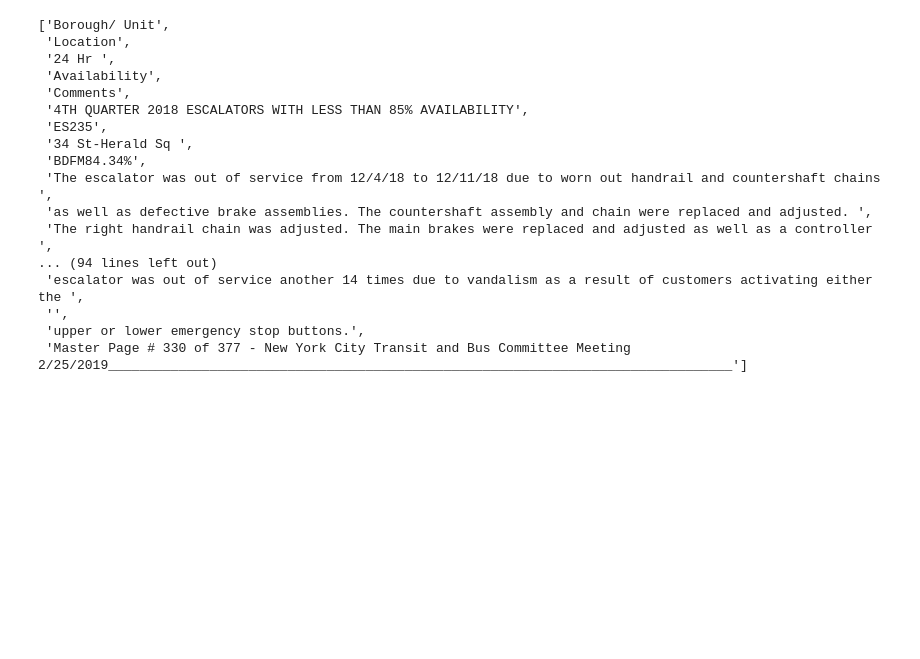
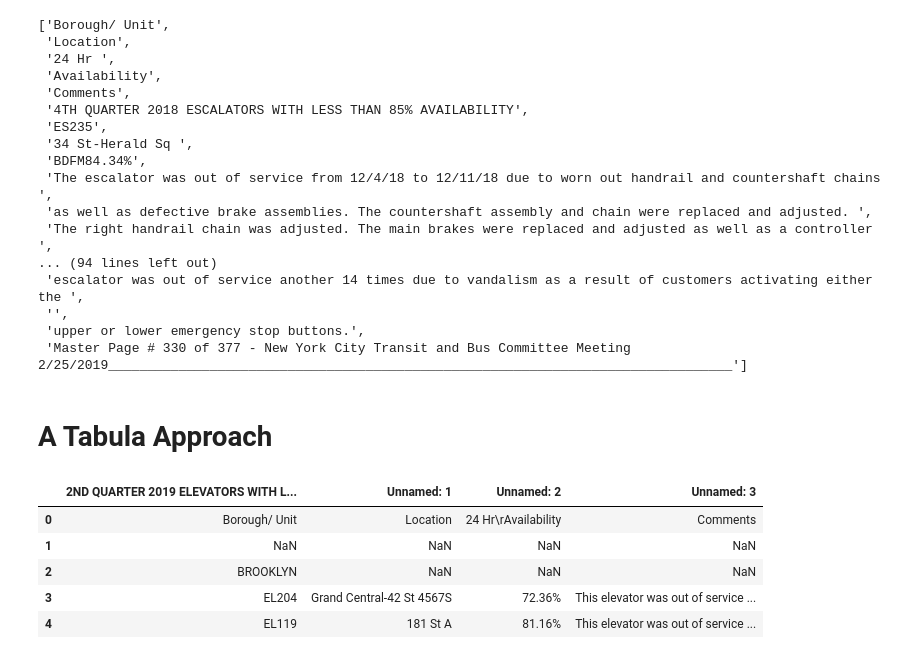
Before and after one commit to robblatt/BetaNYC-Hackathon-2019-09-21, a Jupyter notebook: PDF scraping.ipynb, the cells around one changed output. Saved outputs shown, nothing was run; the diff lists cells and outputs as text; code cells hidden in the pictures; blank space fills up the shorter version.

```diff
--- a/PDF scraping.ipynb
+++ b/PDF scraping.ipynb
@@ -138,0 +202,2 @@ current_page
+# %% [markdown]
+# A Tabula Approach
@@ -138,0 +207,11 @@ current_page
+# %%
+df = tabula.read_pdf('190923_1000_Transit.pdf', pages=[380, 381, 382, 383, 384])
+# %%
+df.head(5)
+# %% [output]
+|  | 2ND QUARTER 2019 ELEVATORS WITH L... | Unnamed: 1 | Unnamed: 2 | Unnamed: 3 |
+| 0 | Borough/ Unit | Location | 24 Hr\rAvailability | Comments |
+| 1 | NaN | NaN | NaN | NaN |
+| 2 | BROOKLYN | NaN | NaN | NaN |
+| 3 | EL204 | Grand Central-42 St 4567S | 72.36% | This elevator was out of service ... |
+| 4 | EL119 | 181 St A | 81.16% | This elevator was out of service ... |
```
Also changed, not shown: parts of 6 cells of this notebook.
